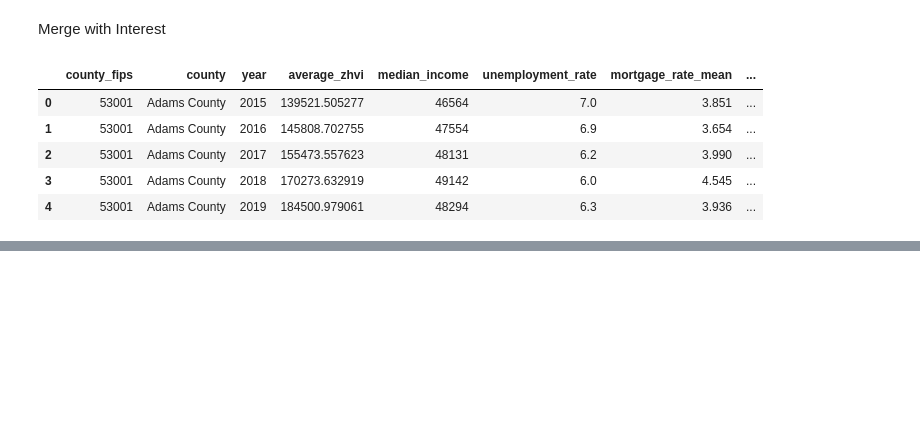
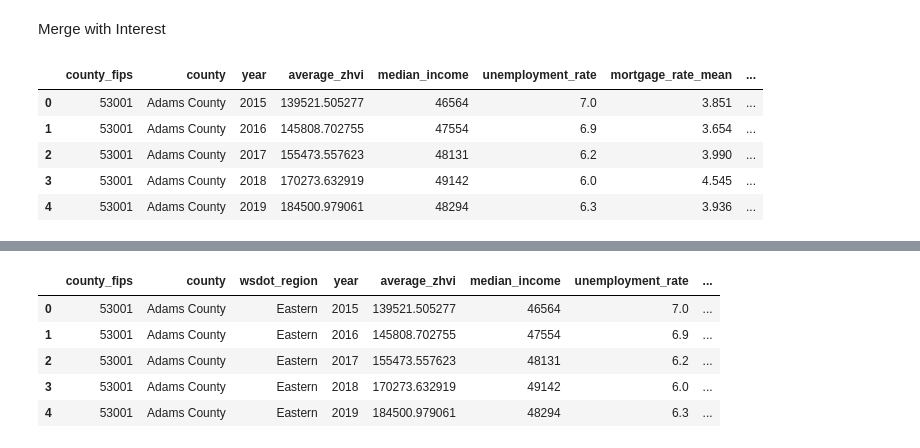
Before and after one commit to binay8/wa-housing, a Jupyter notebook: code/01_data_preparation.ipynb, the cells around one changed output, grey strips where cells are left out. Saved outputs shown, nothing was run; the diff lists cells and outputs as text; code cells hidden in the pictures; blank space fills up the shorter version.

Commit message:
Finalized data preparation, Started EDA

```diff
--- a/code/01_data_preparation.ipynb
+++ b/code/01_data_preparation.ipynb
@@ -621,0 +730,29 @@ housing_df.head()
+# %%
+# Create final dataset without modifying the merged dataset
+housing_final = housing_df[
+    [
+        "county_fips",
+        "county",
+        "wsdot_region",
+        "year",
+        "average_zhvi",
+        "median_income",
+        "unemployment_rate",
+        "mortgage_rate_mean",
+
+    ]
+].copy()
+
+# Sort by county and year
+housing_final = housing_final.sort_values(
+    ["county_fips", "year"]
+).reset_index(drop=True)
+
+housing_final.head()
+# %% [output]
+|  | county_fips | county | wsdot_region | year | average_zhvi | median_income | unemployment_rate | ... |
+| 0 | 53001 | Adams County | Eastern | 2015 | 139521.505277 | 46564 | 7.0 | ... |
+| 1 | 53001 | Adams County | Eastern | 2016 | 145808.702755 | 47554 | 6.9 | ... |
+| 2 | 53001 | Adams County | Eastern | 2017 | 155473.557623 | 48131 | 6.2 | ... |
+| 3 | 53001 | Adams County | Eastern | 2018 | 170273.632919 | 49142 | 6.0 | ... |
+| 4 | 53001 | Adams County | Eastern | 2019 | 184500.979061 | 48294 | 6.3 | ... |
```
Also changed, not shown: parts of 5 cells of this notebook, 2 other files.
